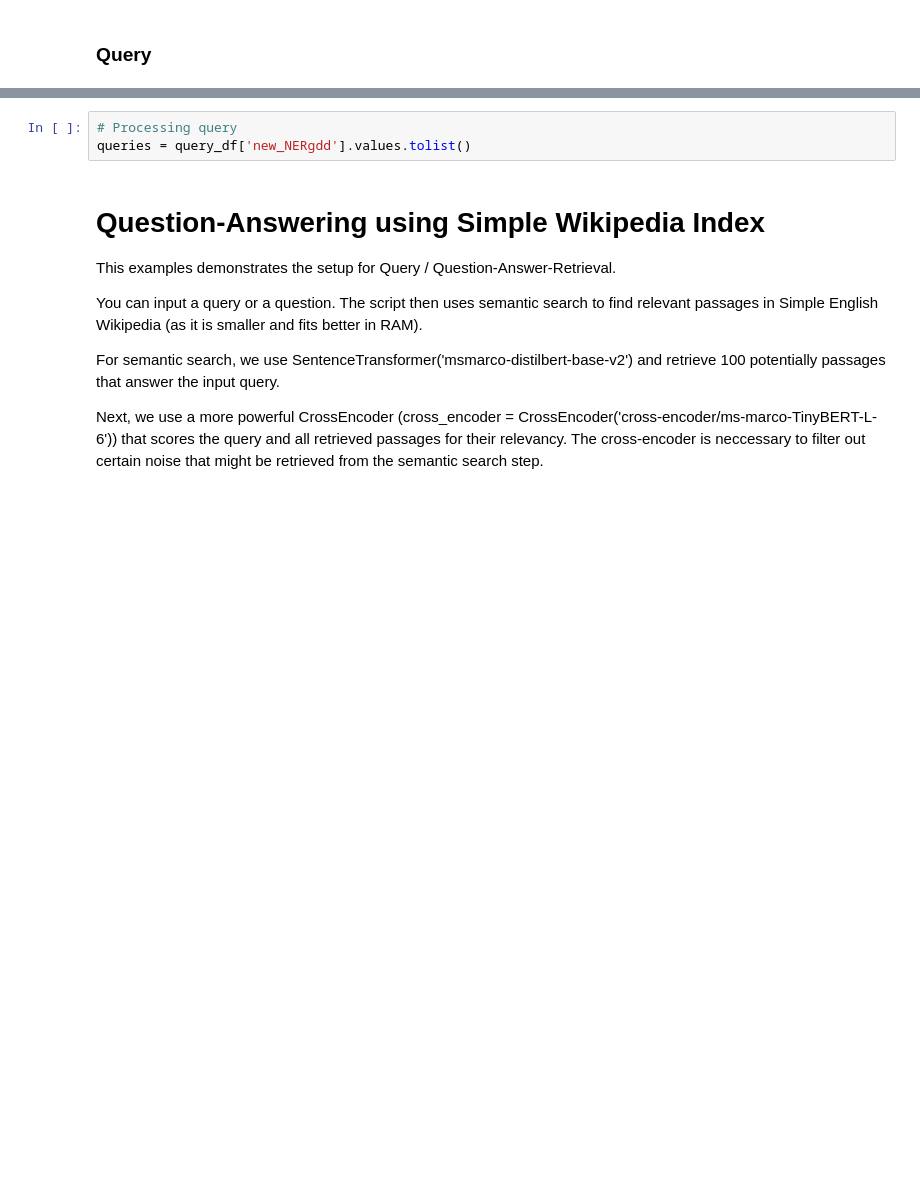
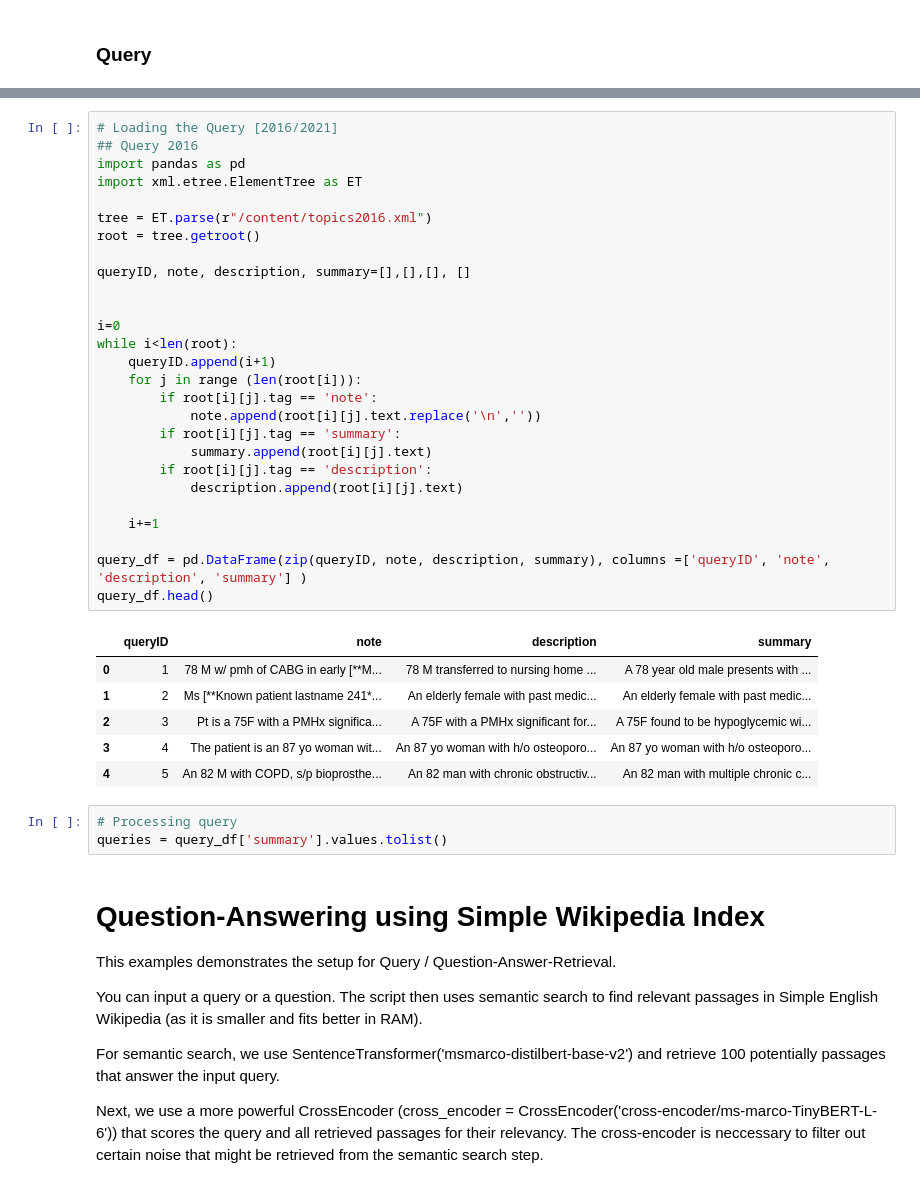
Before and after one commit to HuyenNguyenHelen/MyTREC_2021, a Jupyter notebook: BERT_Innitial_Reranking.ipynb, the cells around one changed output, grey strips where cells are left out. Drawn from its saved outputs; the diff is of its cells as text; blank space fills up the shorter version.

```diff
--- a/BERT_Innitial_Reranking.ipynb
+++ b/BERT_Innitial_Reranking.ipynb
@@ -68,9 +73,43 @@ query_df.head()
 | 2 | 4 | osteoporosi | osteoporosi |
 | 3 | 5 | cough,product | cough product |
 | 4 | 6 | atrial,pe,fibril | atrial pe fibril |
+# %%
+# Loading the Query [2016/2021]
+## Query 2016
+import pandas as pd
+import xml.etree.ElementTree as ET
+
+tree = ET.parse(r"/content/topics2016.xml")
+root = tree.getroot()
+
+queryID, note, description, summary=[],[],[], []
+
+
+i=0
+while i<len(root):
+    queryID.append(i+1)
+    for j in range (len(root[i])):
+        if root[i][j].tag == 'note':
+            note.append(root[i][j].text.replace('\n',''))
+        if root[i][j].tag == 'summary':
+            summary.append(root[i][j].text)
+        if root[i][j].tag == 'description':
+            description.append(root[i][j].text)
+
+    i+=1
+
+query_df = pd.DataFrame(zip(queryID, note, description, summary), columns =['queryID', 'note', 'description', 'summary'] )
+query_df.head()
+# %% [output]
+|  | queryID | note | description | summary |
+| 0 | 1 | 78 M w/ pmh of CABG in early [**M... | 78 M transferred to nursing home ... | A 78 year old male presents with ... |
+| 1 | 2 | Ms [**Known patient lastname 241*... | An elderly female with past medic... | An elderly female with past medic... |
+| 2 | 3 | Pt is a 75F with a PMHx significa... | A 75F with a PMHx significant for... | A 75F found to be hypoglycemic wi... |
+| 3 | 4 | The patient is an 87 yo woman wit... | An 87 yo woman with h/o osteoporo... | An 87 yo woman with h/o osteoporo... |
+| 4 | 5 | An 82 M with COPD, s/p bioprosthe... | An 82 man with chronic obstructiv... | An 82 man with multiple chronic c... |
 # %%
 # Processing query
-queries = query_df['new_NERgdd'].values.tolist()
+queries = query_df['summary'].values.tolist()
 # %% [markdown]
 # Question-Answering using Simple Wikipedia Index
 
```
Also changed, not shown: parts of 8 cells of this notebook.
